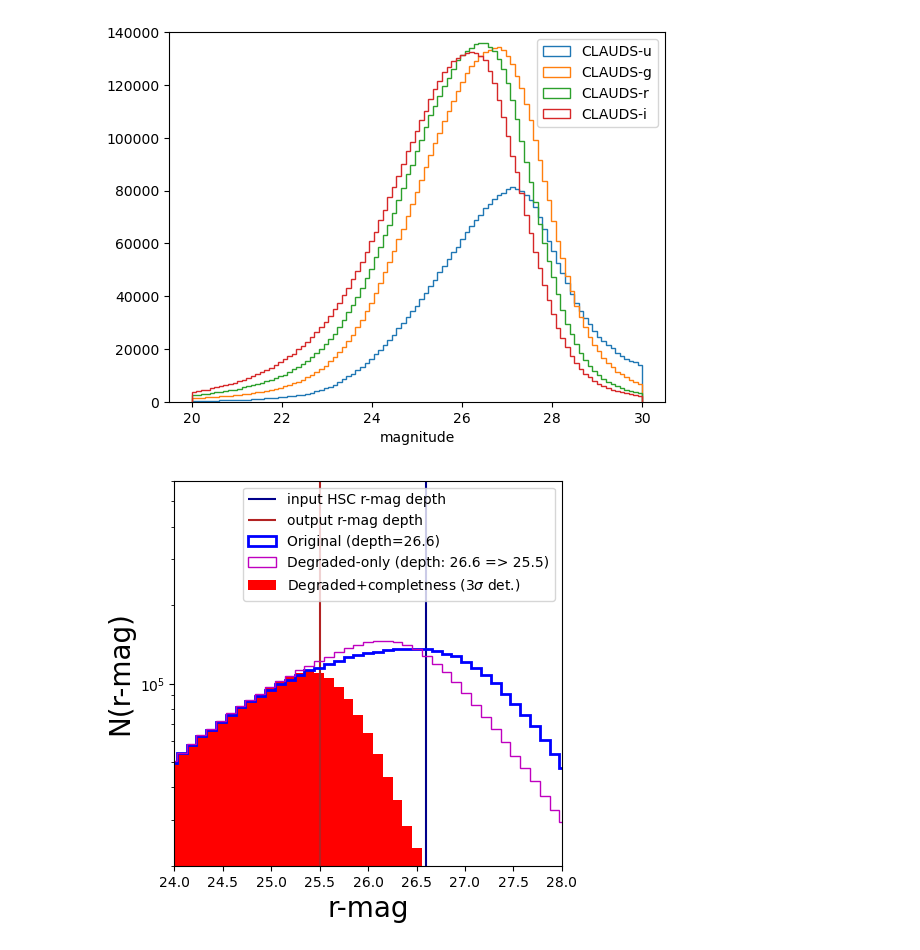
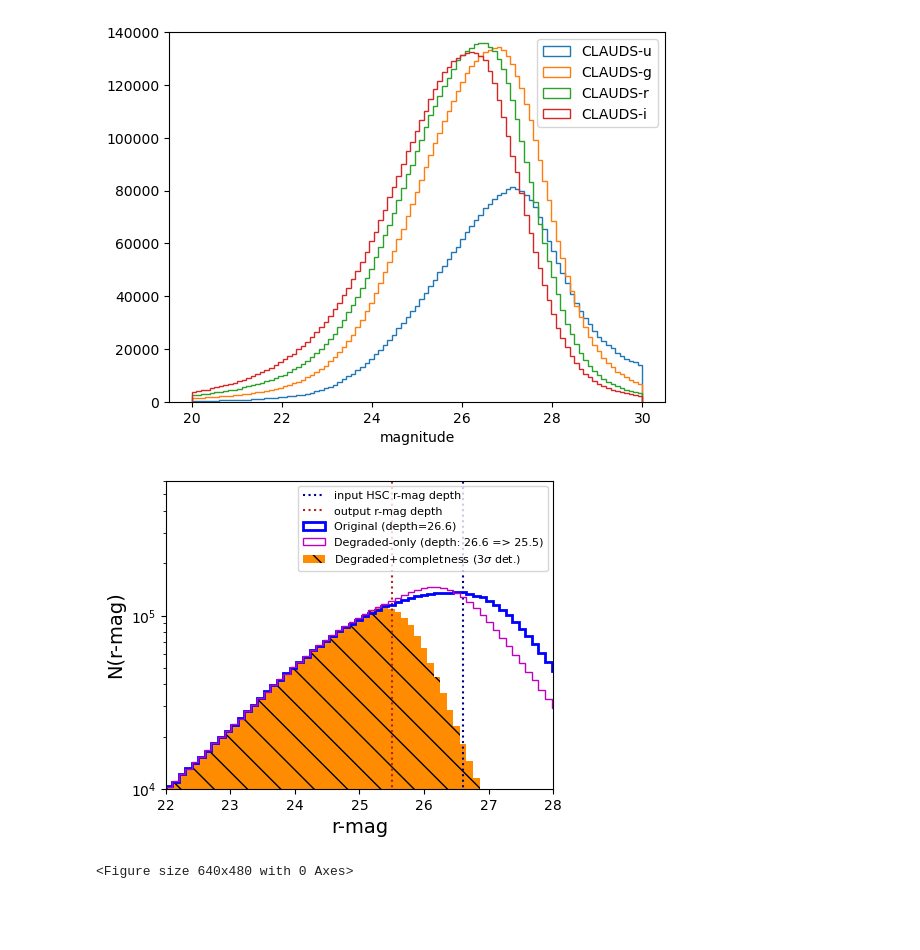
Before and after one commit to WST-Cosmology/WP221_Target_selection, a Jupyter notebook: notebooks/example_degrading_CLAUDS-r_band.ipynb, the cells around one changed output. Cells and saved outputs as stored; diff of their text form; code cells hidden in the pictures; blank space fills up the shorter version.

```diff
--- a/notebooks/example_degrading_CLAUDS-r_band.ipynb
+++ b/notebooks/example_degrading_CLAUDS-r_band.ipynb
@@ -8,7 +8,7 @@ import sys
 sys.path.append('../')
 import degrade_photometry
 # %%
-catalog = Table.read('../data/COSMOS_11bands-SExtractor-Lephare.fits')
+catalog = Table.read('/global/cfs/cdirs/desi/users/cpayerne/data_WP221_Target_selection/COSMOS_11bands-SExtractor-Lephare.fits')
 # %%
 plt.hist(catalog['u'], bins=np.linspace(20, 30, 100), label = 'CLAUDS-u', histtype = 'step')
 plt.hist(catalog['g'], bins=np.linspace(20, 30, 100), label = 'CLAUDS-g', histtype = 'step')
@@ -26,29 +26,32 @@ mag_depth_r_shallow = 25.5
 catalog_shallow = degrade_photometry.degrade(catalog, ['r'], [mag_depth_r_deep], [mag_depth_r_shallow], 'degraded')
 # %%
 from scipy.special import erf
-plt.figure(figsize=(5,5), dpi=100)
+plt.figure(figsize=(5,4), dpi=100)
 
-plt.vlines(mag_depth_r_deep, 0, 1000000, color='darkblue', label = 'input HSC r-mag depth')
-plt.vlines(mag_depth_r_shallow, 0, 1000000, ls='-',color='firebrick', label = 'output r-mag depth')
+plt.vlines(mag_depth_r_deep, 0, 1000000, ls=':',color='darkblue', label = 'input HSC r-mag depth')
+plt.vlines(mag_depth_r_shallow, 0, 1000000, ls=':',
+           color='firebrick', label = 'output r-mag depth')
 bins = np.linspace(22, 30, 80)
 plt.hist(catalog_shallow['r'], bins = bins, label = 'Original (depth=26.6)',
          color = 'b', histtype='step', lw=2)
 plt.hist(catalog_shallow['r_degraded'], bins = bins, label = 'Degraded-only (depth: 26.6 => 25.5)',
          histtype='step', color = 'm')
 
 c1 = degrade_photometry.Probability_detect_minput(catalog_shallow['r'], mag_depth_r_shallow, Nsigma=3)
 rand = np.random.random(len(c1))
 mask_sel_detect = rand < c1
 
-plt.hist(catalog_shallow['r_degraded'][mask_sel_detect], bins = bins,  color='r',lw=2,
+plt.hist(catalog_shallow['r_degraded'][mask_sel_detect], bins = bins,  color='darkorange', hatch='\ ', lw=2,
          label = r'Degraded+completness (3$\sigma$ det.)')
 #
-plt.legend()
-plt.xlabel('r-mag', fontsize=20)
-plt.ylabel('N(r-mag)', fontsize=20)
-plt.xlim(24, 28)
-plt.ylim(2e4, 6e5)
+plt.legend(fontsize=8)
+plt.xlabel('r-mag', fontsize=14)
+plt.ylabel('N(r-mag)', fontsize=14)
+plt.xlim(22, 28)
+plt.ylim(1e4, 6e5)
 plt.yscale('log')
 plt.show()
+plt.savefig(f'Nrmag.png', dpi = 300, bbox_inches='tight' )
 # %% [output]
-[figure, old version]
+[figure, new version]
+<Figure size 640x480 with 0 Axes>
```
Also changed, not shown: parts of 2 cells of this notebook, 3 other files.
